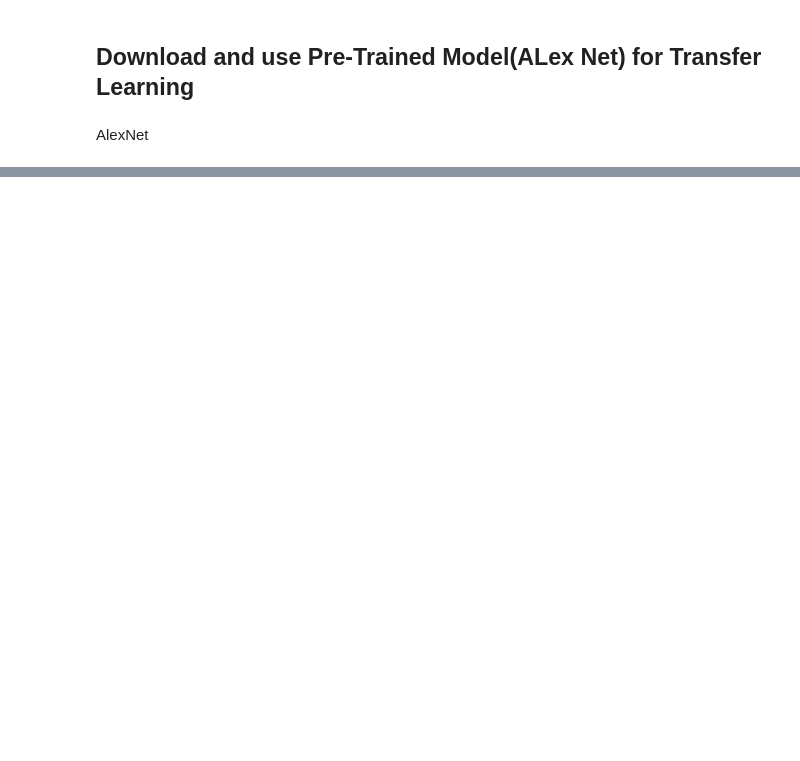
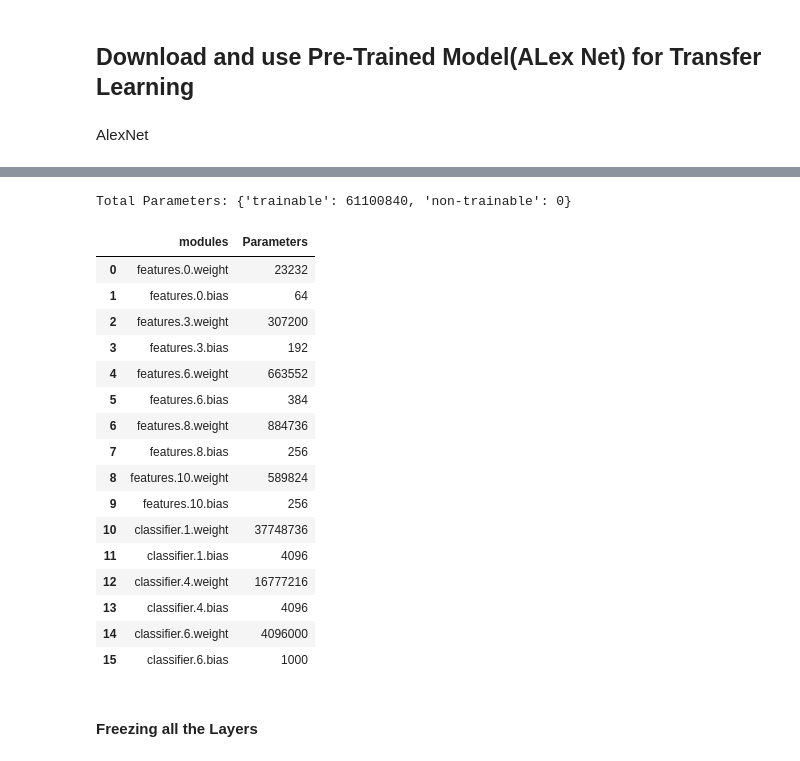
Before and after one commit to Rishbah-76/TransferLaearning-Demo-Pytorch, a Jupyter notebook: notebook/transferlearning.ipynb, the cells around one changed output, grey strips where cells are left out. Cells and saved outputs as stored; diff of their text form; code cells hidden in the pictures; blank space fills up the shorter version.

```diff
--- a/notebook/transferlearning.ipynb
+++ b/notebook/transferlearning.ipynb
@@ -174,3 +175,5 @@ Clipping input data to the valid range for imshow with RGB data ([0..1] for floa
 ## Download and use Pre-Trained Model(ALex Net) for Transfer Learning
 # %% [markdown]
 AlexNet
+# %%
+model=models.alexnet(pretrained=True) ## Imagenet dataset Trained
@@ -176,0 +200,40 @@ AlexNet
+# %%
+def count_params(model):
+    model_params = {"modules": list(),"Parameters": list()}
+    total={"trainable":0,"non-trainable":0}
+    for name , parameter in model.named_parameters():
+        #print(parameter)
+        param=parameter.numel() #It returns the length of the input tensor
+        #print(param)
+        if not parameter.requires_grad:
+            total["non-trainable"]+=param
+            continue
+        model_params["modules"].append(name)
+        model_params["Parameters"].append(param)
+        total["trainable"]+=param
+    df=pd.DataFrame(model_params)
+    df=df.style.set_caption(f"Total Parameters: {total}")
+    return df
+# %%
+count_params(model)
+# %% [output]
+Total Parameters: {'trainable': 61100840, 'non-trainable': 0}
+|  | modules | Parameters |
+| 0 | features.0.weight | 23232 |
+| 1 | features.0.bias | 64 |
+| 2 | features.3.weight | 307200 |
+| 3 | features.3.bias | 192 |
+| 4 | features.6.weight | 663552 |
+| 5 | features.6.bias | 384 |
+| 6 | features.8.weight | 884736 |
+| 7 | features.8.bias | 256 |
+| 8 | features.10.weight | 589824 |
+| 9 | features.10.bias | 256 |
+| 10 | classifier.1.weight | 37748736 |
+| 11 | classifier.1.bias | 4096 |
+| 12 | classifier.4.weight | 16777216 |
+| 13 | classifier.4.bias | 4096 |
+| 14 | classifier.6.weight | 4096000 |
+| 15 | classifier.6.bias | 1000 |
+# %% [markdown]
+#### Freezing all the Layers
```
Also changed, not shown: parts of 21 cells of this notebook.
